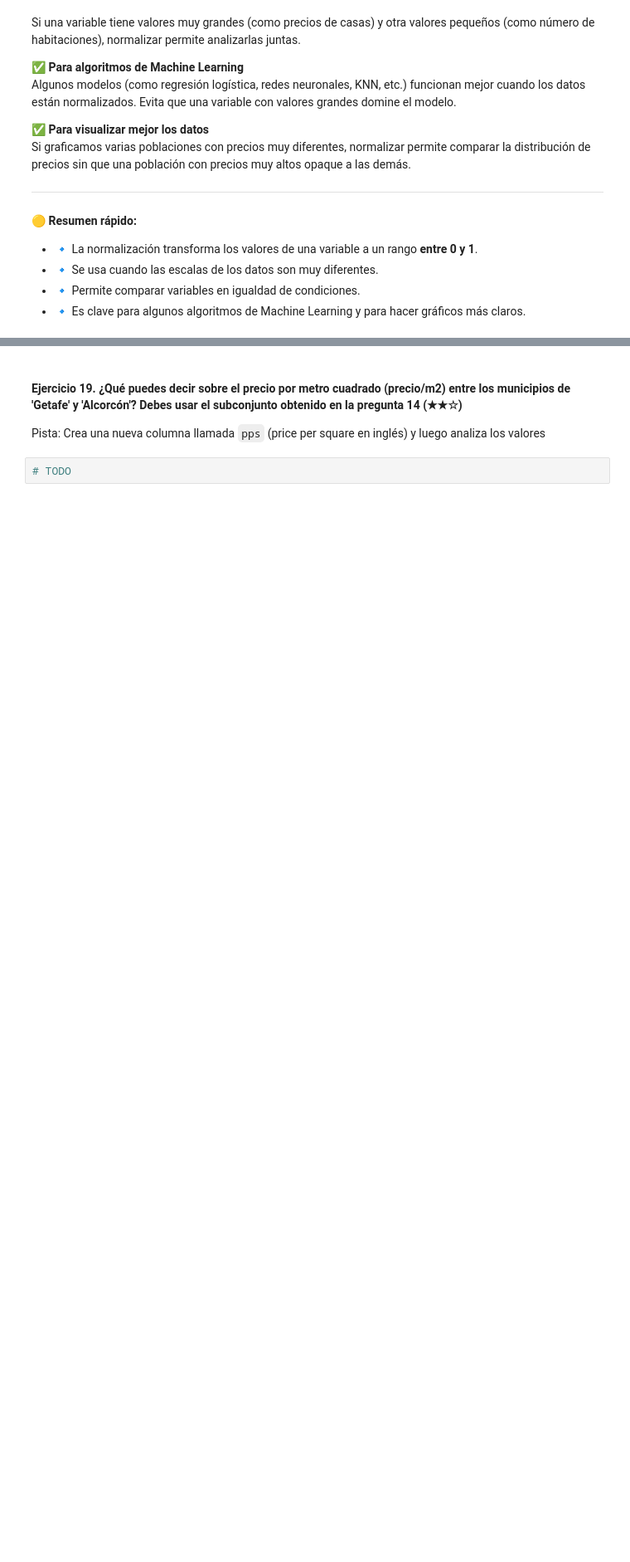
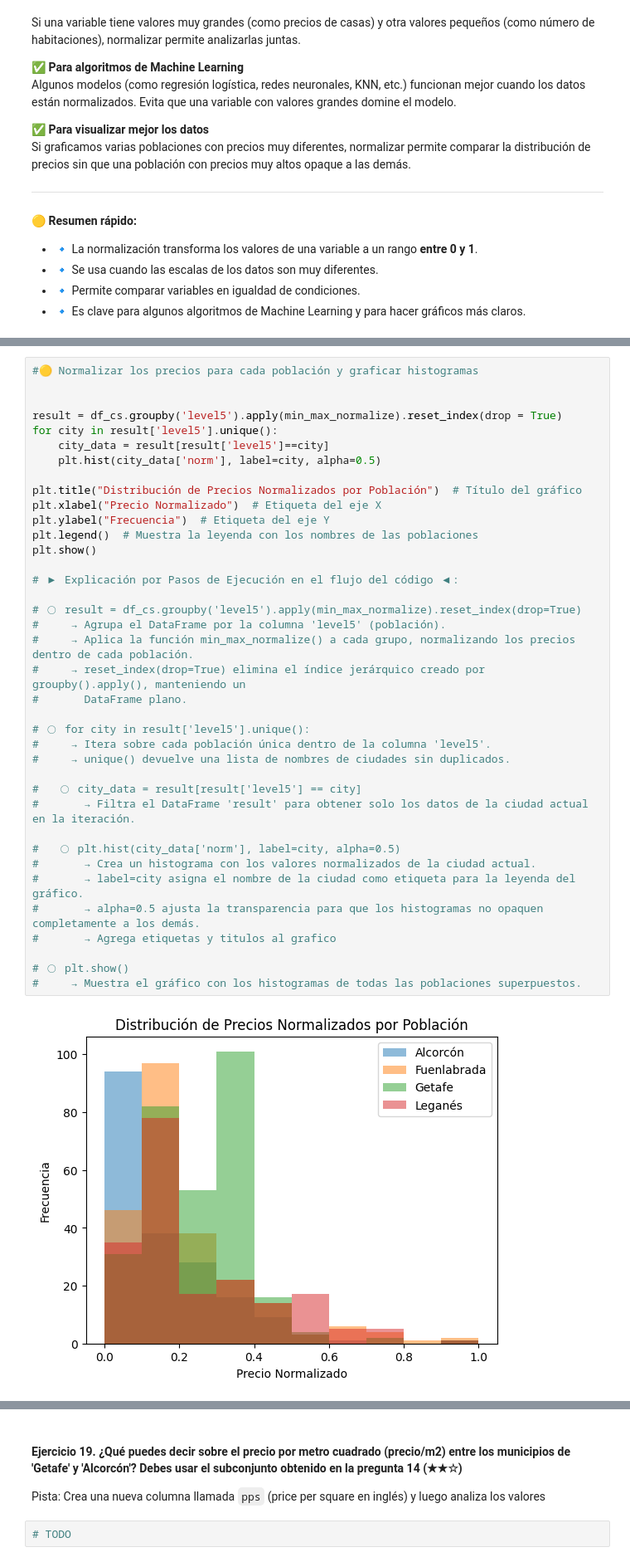
Before and after one commit to mvlarra/realestate-datacleanup-exercise, a Jupyter notebook: Prework_project.es_VL.ipynb, the cells around one changed output, grey strips where cells are left out. Shown: that part at 83% size. Saved outputs shown, nothing was run; the diff lists cells and outputs as text; blank space fills up the shorter version.

```diff
--- a/Prework_project.es_VL.ipynb
+++ b/Prework_project.es_VL.ipynb
@@ -1171,0 +1136,40 @@ KeyError: 'norm'
+# %%
+#🟡 Normalizar los precios para cada población y graficar histogramas
+
+
+result = df_cs.groupby('level5').apply(min_max_normalize).reset_index(drop = True)
+for city in result['level5'].unique():
+    city_data = result[result['level5']==city]
+    plt.hist(city_data['norm'], label=city, alpha=0.5)
+
+plt.title("Distribución de Precios Normalizados por Población")  # Título del gráfico
+plt.xlabel("Precio Normalizado")  # Etiqueta del eje X
+plt.ylabel("Frecuencia")  # Etiqueta del eje Y
+plt.legend()  # Muestra la leyenda con los nombres de las poblaciones
+plt.show()
+
+# ▶ Explicación por Pasos de Ejecución en el flujo del código ◀:
+
+# ◯ result = df_cs.groupby('level5').apply(min_max_normalize).reset_index(drop=True)
+#     → Agrupa el DataFrame por la columna 'level5' (población).
+#     → Aplica la función min_max_normalize() a cada grupo, normalizando los precios dentro de cada población.
+#     → reset_index(drop=True) elimina el índice jerárquico creado por groupby().apply(), manteniendo un
+#       DataFrame plano.
+
+# ◯ for city in result['level5'].unique():
+#     → Itera sobre cada población única dentro de la columna 'level5'.
+#     → unique() devuelve una lista de nombres de ciudades sin duplicados.
+
+#   ◯ city_data = result[result['level5'] == city]
+#       → Filtra el DataFrame 'result' para obtener solo los datos de la ciudad actual en la iteración.
+
+#   ◯ plt.hist(city_data['norm'], label=city, alpha=0.5)
+#       → Crea un histograma con los valores normalizados de la ciudad actual.
+#       → label=city asigna el nombre de la ciudad como etiqueta para la leyenda del gráfico.
+#       → alpha=0.5 ajusta la transparencia para que los histogramas no opaquen completamente a los demás.
+#       → Agrega etiquetas y titulos al grafico
+
+# ◯ plt.show()
+#     → Muestra el gráfico con los histogramas de todas las poblaciones superpuestos.
+# %% [output]
+[figure, added]
```
Also changed, not shown: parts of 4 cells of this notebook.
